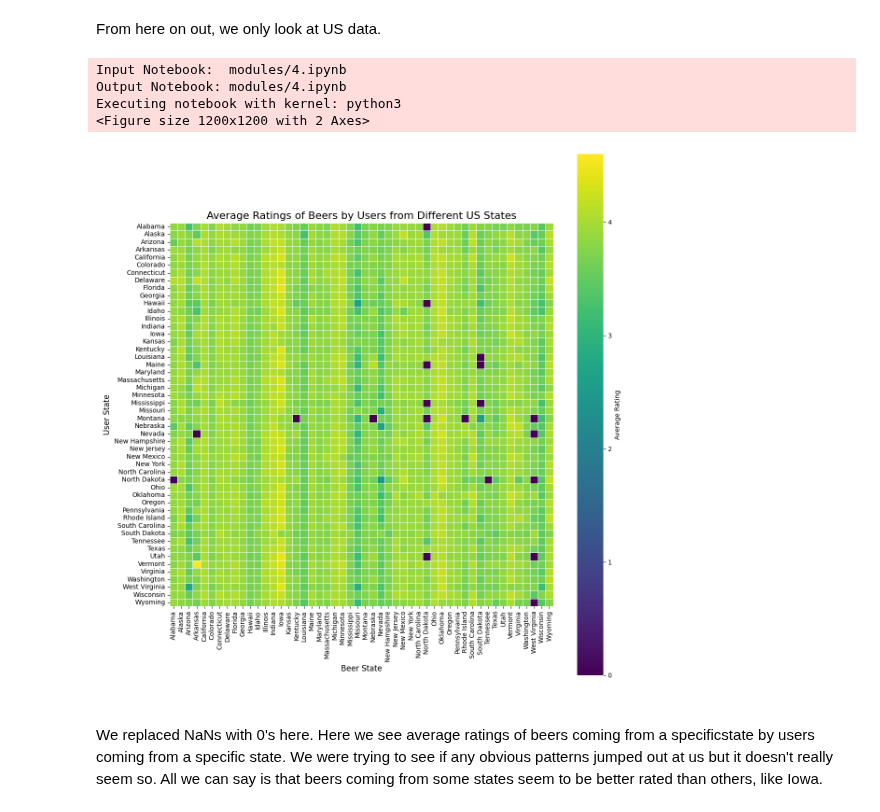
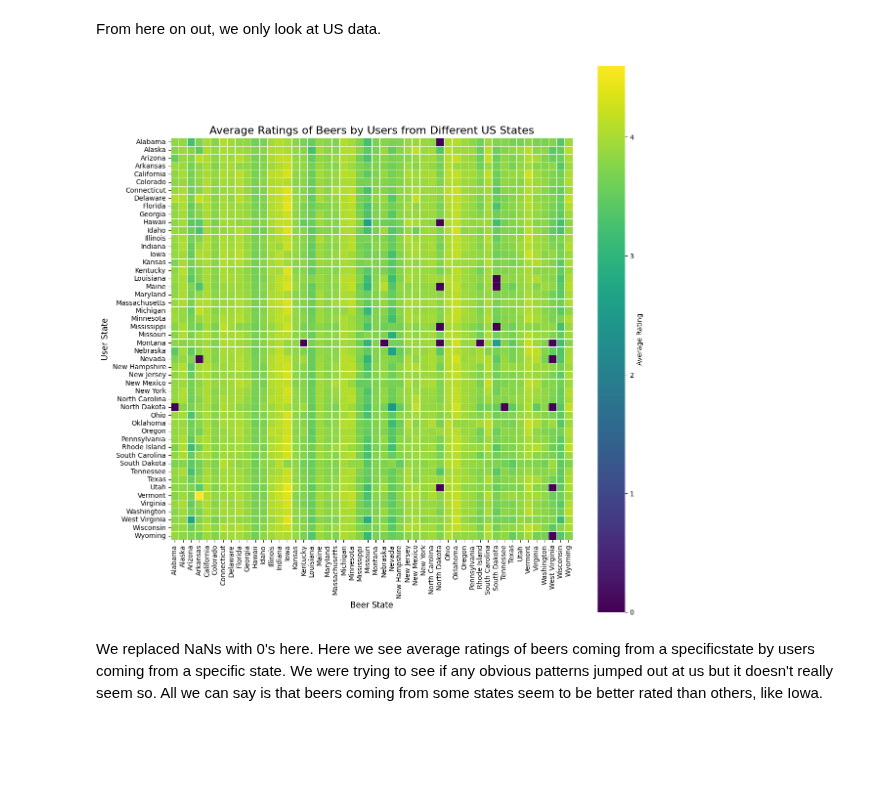
Before and after one commit to epfl-ada/ada-2024-project-x0x0, a Jupyter notebook: results.ipynb, the cells around one changed output. Saved outputs shown, nothing was run; the diff lists cells and outputs as text; code cells hidden in the pictures; blank space fills up the shorter version.

```diff
--- a/results.ipynb
+++ b/results.ipynb
@@ -98,23 +68,13 @@ Once again, the US dominates.
 The number of beers produced by each location is proportional to the number of both local and non local reviews. We can see directly from the graphics that the US states as a substantial number of data points when looking at the number of beer produced, the number of reviews as well as the origin of the users. Therefore we will be restricting our analysis to the US states. Furthermore the distributions for all of these considerations decrease substantially for the countries on the lower end of the scale which is not interesting to us since we would not have enough data to analyse.
 # %% [markdown]
 From here on out, we only look at US data.
-# %%
-path = 'modules/4.ipynb'
-pm.execute_notebook(
-    path,
-    path, #dont want to make new file
-    log_output=True,
-    progress_bar=False,
-    report_mode=True
-)
-
-display(Image(filename='modules/4.png'))
-# %% [output]
-Input Notebook:  modules/4.ipynb
-Output Notebook: modules/4.ipynb
-Executing notebook with kernel: python3
-<Figure size 1200x1200 with 2 Axes>
-[figure, removed]
+# %%
+from src.choosingCountries.utils.heatmap import heatmap_avg_ratings
+
+US_ratings = pd.read_csv('USData/BA_US_states_all.csv')
+heatmap_avg_ratings(US_ratings)
+# %% [output]
+[figure, added]
 # %% [markdown]
 We replaced NaNs with 0's here. Here we see average ratings of beers coming from a specificstate by users coming from a specific state. We were trying to see if any obvious patterns jumped out at us but it doesn't really seem so. All we can say is that beers coming from some states seem to be better rated than others, like Iowa.
 # %% [markdown]
```
Also changed, not shown: parts of 10 cells of this notebook, 18 other files.
